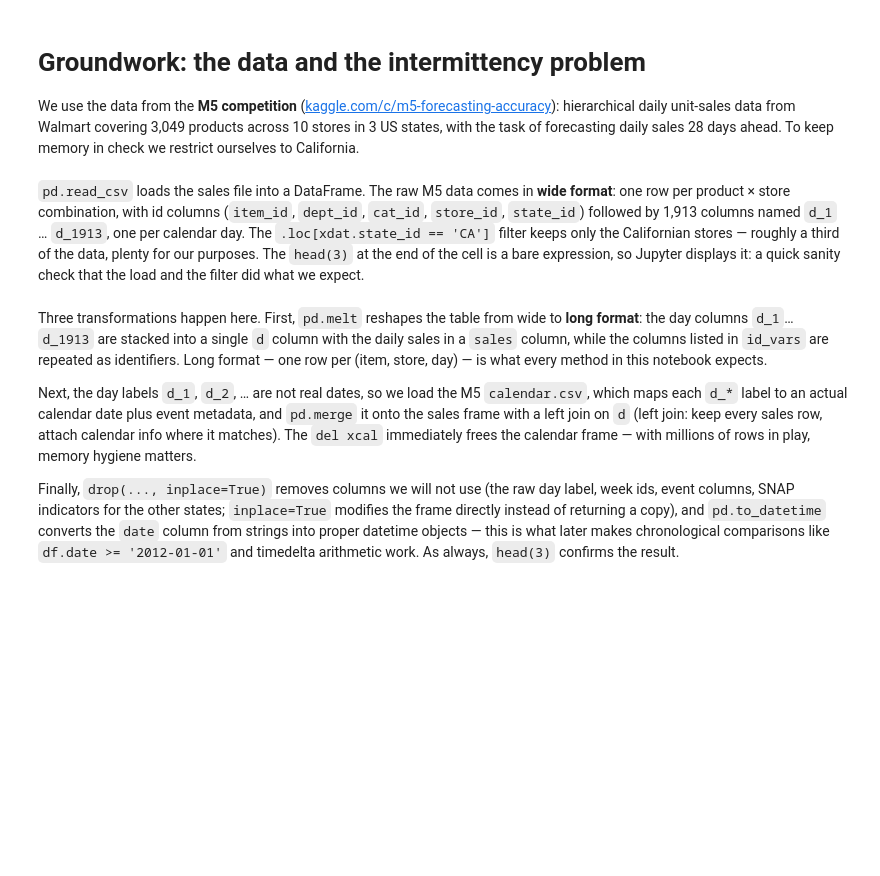
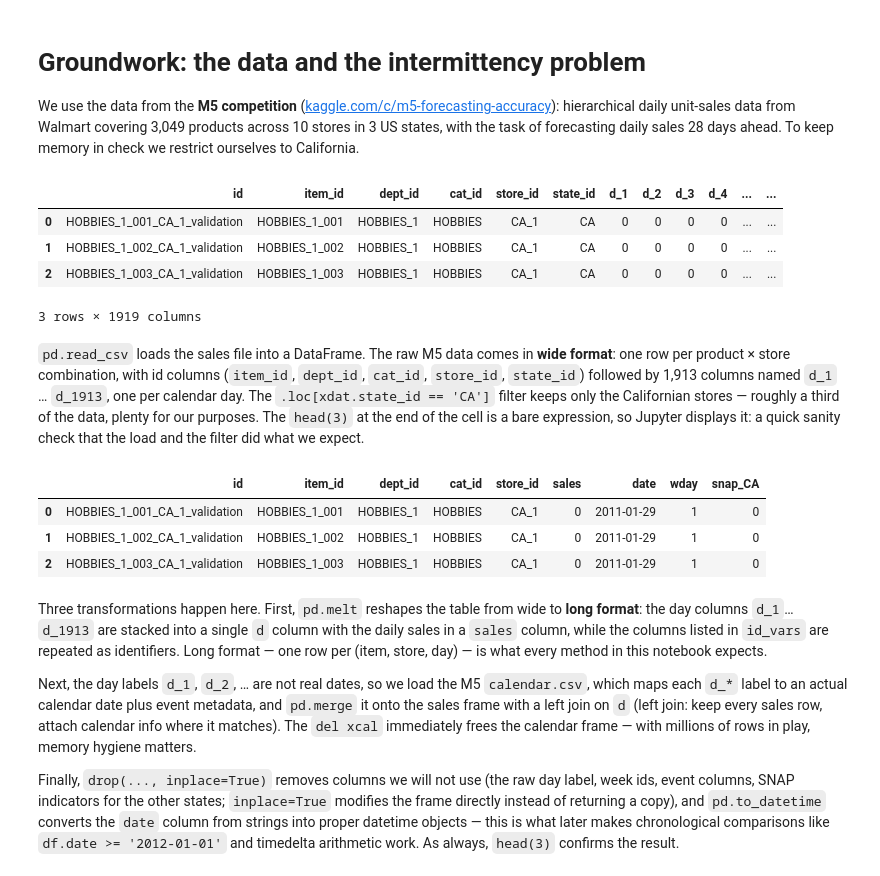
Before and after one commit to tng-konrad/time-series-with-Konrad, a Jupyter notebook: fable-notebook-sales-demand-forecasting-tsb-hb.ipynb, the cells around one changed output. Saved outputs shown, nothing was run; the diff lists cells and outputs as text; code cells hidden in the pictures; blank space fills up the shorter version.

```diff
--- a/fable-notebook-sales-demand-forecasting-tsb-hb.ipynb
+++ b/fable-notebook-sales-demand-forecasting-tsb-hb.ipynb
@@ -58,7 +58,7 @@ Finally, `matplotlib.pyplot` is imported as `plt` for all plotting, and the conf
 # %%
 # general settings
 class CFG:
-    data_folder = '../input/m5-forecasting-accuracy/'
+    data_folder = './data/'
     launch_folder = '../input/partial-visuelle/'
     graph_folder = './graphs/'
     img_dim1 = 20
@@ -191,9 +191,15 @@ The same picture — observed demand as a solid line, one or more forecasts dash
 
 We use the data from the **M5 competition** ([kaggle.com/c/m5-forecasting-accuracy](https://www.kaggle.com/c/m5-forecasting-accuracy)): hierarchical daily unit-sales data from Walmart covering 3,049 products across 10 stores in 3 US states, with the task of forecasting daily sales 28 days ahead. To keep memory in check we restrict ourselves to California.
 # %%
-xdat = pd.read_csv(CFG.data_folder + 'sales_train_validation.csv')
+xdat = pd.read_csv(CFG.data_folder + 'sales_train_validation.csv.zip', compression='zip')
 xdat = xdat.loc[xdat.state_id == 'CA']
 xdat.head(3)
+# %% [output]
+|  | id | item_id | dept_id | cat_id | store_id | state_id | d_1 | d_2 | d_3 | d_4 | ... | ... |
+| 0 | HOBBIES_1_001_CA_1_validation | HOBBIES_1_001 | HOBBIES_1 | HOBBIES | CA_1 | CA | 0 | 0 | 0 | 0 | ... | ... |
+| 1 | HOBBIES_1_002_CA_1_validation | HOBBIES_1_002 | HOBBIES_1 | HOBBIES | CA_1 | CA | 0 | 0 | 0 | 0 | ... | ... |
+| 2 | HOBBIES_1_003_CA_1_validation | HOBBIES_1_003 | HOBBIES_1 | HOBBIES | CA_1 | CA | 0 | 0 | 0 | 0 | ... | ... |
+3 rows × 1919 columns
 # %% [markdown]
 `pd.read_csv` loads the sales file into a DataFrame. The raw M5 data comes in **wide format**: one row per product × store combination, with id columns (`item_id`, `dept_id`, `cat_id`, `store_id`, `state_id`) followed by 1,913 columns named `d_1` … `d_1913`, one per calendar day. The `.loc[xdat.state_id == 'CA']` filter keeps only the Californian stores — roughly a third of the data, plenty for our purposes. The `head(3)` at the end of the cell is a bare expression, so Jupyter displays it: a quick sanity check that the load and the filter did what we expect.
 # %%
@@ -213,6 +219,11 @@ xdat.drop(['d', 'wm_yr_wk', 'weekday', 'month', 'year', 'event_name_1', 'event_t
           axis=1, inplace=True)
 xdat['date'] = pd.to_datetime(xdat['date'])
 xdat.head(3)
+# %% [output]
+|  | id | item_id | dept_id | cat_id | store_id | sales | date | wday | snap_CA |
+| 0 | HOBBIES_1_001_CA_1_validation | HOBBIES_1_001 | HOBBIES_1 | HOBBIES | CA_1 | 0 | 2011-01-29 | 1 | 0 |
+| 1 | HOBBIES_1_002_CA_1_validation | HOBBIES_1_002 | HOBBIES_1 | HOBBIES | CA_1 | 0 | 2011-01-29 | 1 | 0 |
+| 2 | HOBBIES_1_003_CA_1_validation | HOBBIES_1_003 | HOBBIES_1 | HOBBIES | CA_1 | 0 | 2011-01-29 | 1 | 0 |
 # %% [markdown]
 Three transformations happen here. First, `pd.melt` reshapes the table from wide to **long format**: the day columns `d_1`…`d_1913` are stacked into a single `d` column with the daily sales in a `sales` column, while the columns listed in `id_vars` are repeated as identifiers. Long format — one row per (item, store, day) — is what every method in this notebook expects.
 
```
Also changed, not shown: parts of 24 cells of this notebook, 7 other files.
